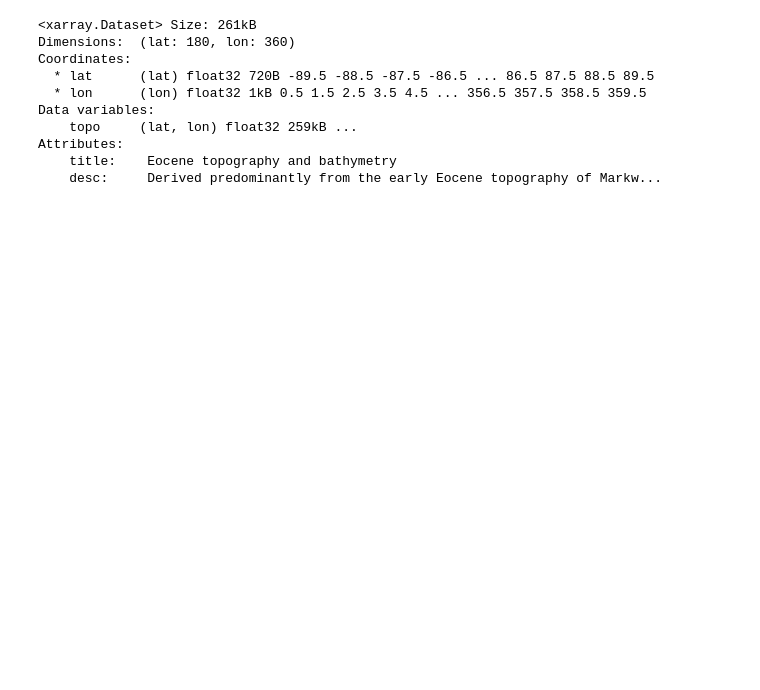
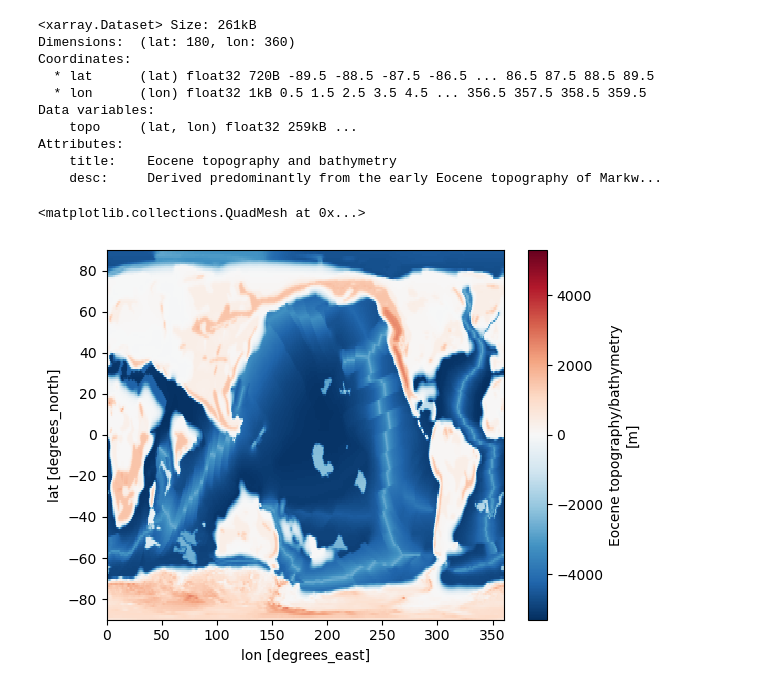
Before and after one commit to asozza/ecearth-quests, a Jupyter notebook: epochal/DeepMIP/test.ipynb, the cells around one changed output. Drawn from its saved outputs; the diff is of its cells as text; code cells hidden in the pictures; blank space fills up the shorter version.

```diff
--- a/epochal/DeepMIP/test.ipynb
+++ b/epochal/DeepMIP/test.ipynb
@@ -19,3 +20,8 @@ Data variables:
 Attributes:
     title:    Eocene topography and bathymetry
     desc:     Derived predominantly from the early Eocene topography of Markw...
+# %%
+data['topo'].plot()
+# %% [output]
+<matplotlib.collections.QuadMesh at 0x...>
+[figure, added]
```
Also changed, not shown: parts of 10 cells of this notebook, 2 other files.
